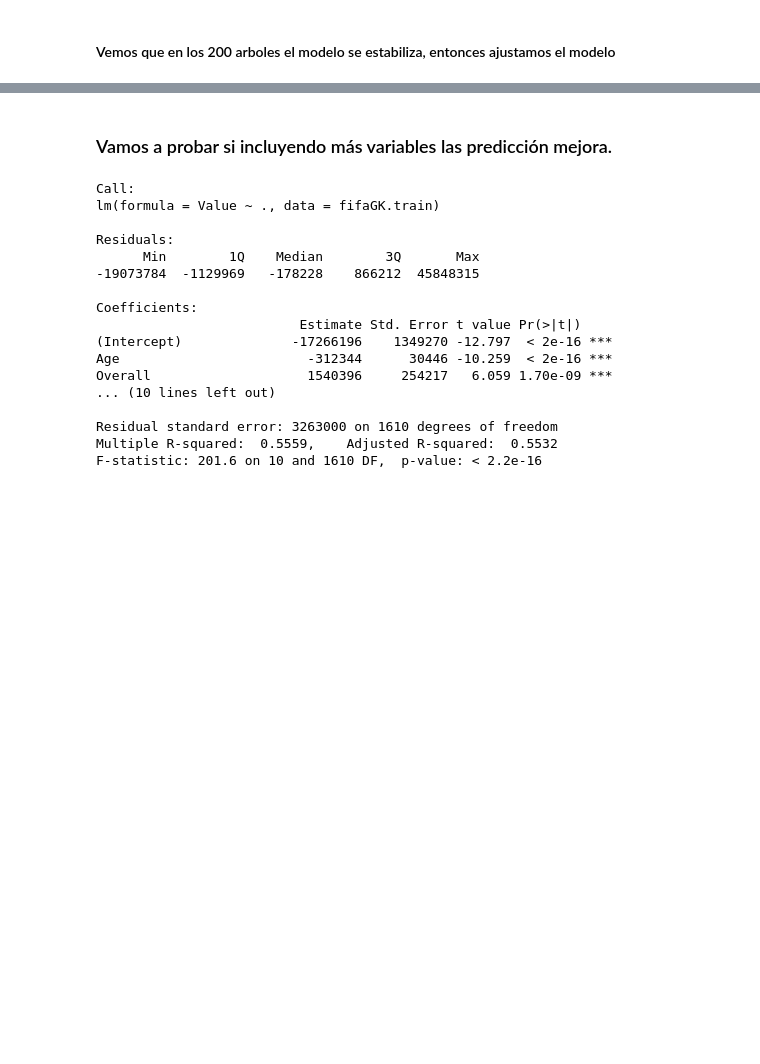
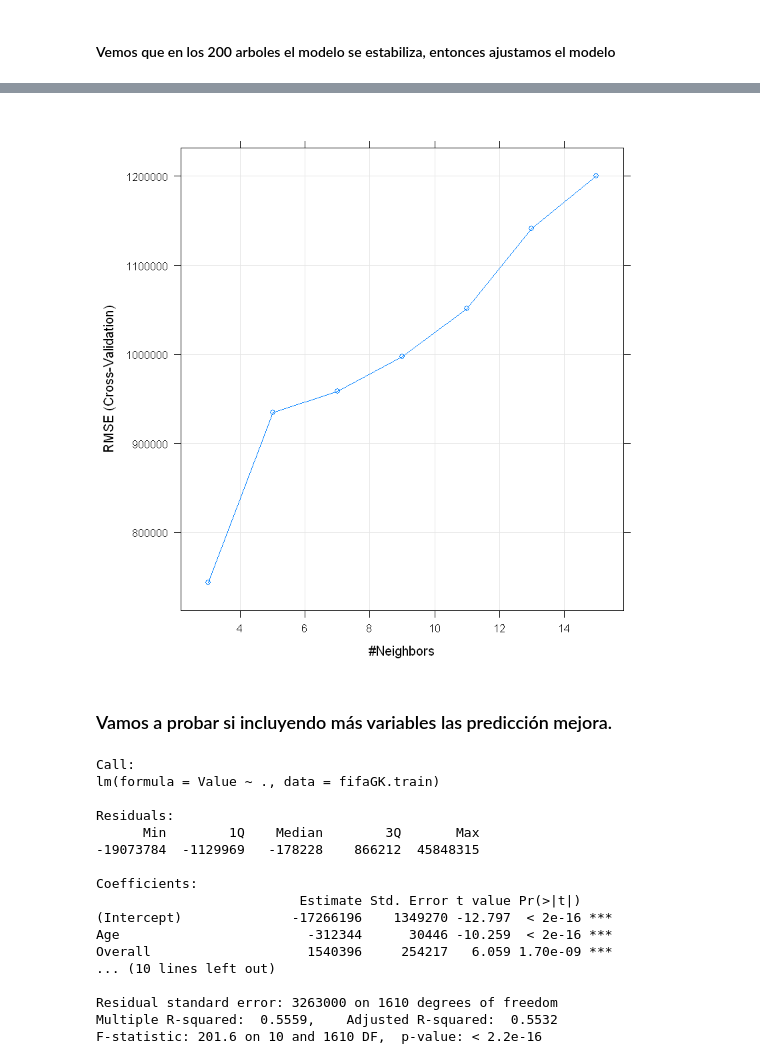
Before and after one commit to LauraRodriguezCanova/MachineLearning, a Jupyter notebook: tareaPruebas.ipynb, the cells around one changed output, grey strips where cells are left out. Drawn from its saved outputs; the diff is of its cells as text; code cells hidden in the pictures; blank space fills up the shorter version.

```diff
--- a/tareaPruebas.ipynb
+++ b/tareaPruebas.ipynb
@@ -745,6 +746,0 @@ fifaGK_randomForest_ajustado <- randomForest(Value ~ ., data = fifaGK.train, ntr
-# %%
-indexes <- createDataPartition(fifaGK$Value,times = 1,
-                               p = 0.8, # 80% para entrenar, 20% para evaluar
-                               list = FALSE)
-fifaGK.train <- fifaGK[indexes,]
-fifaGK.test <- fifaGK[-indexes,]
@@ -752,0 +772,14 @@ fifaGK.test <- fifaGK[-indexes,]
+# %%
+# Para la validación cruzada
+# Define el grid de parámetros a probar
+valores <- expand.grid(k = seq(3, 15, 2))
+# Define los detalles del método de validación cruzada o remuestreo a utilizar
+ajustes <- trainControl(method='cv',  # validación cruzada
+             number = 10)  # diez submuestras
+# Aplica el método seleccionando el valor óptimo de k
+fifaGK.knn <- train(Value ~ Age+Overall,
+      data = fifaGK,
+      method = 'knn',
+      tuneGrid = valores,
+      trControl = ajustes)
+fifaGK.knn
@@ -753,3 +804,7 @@ fifaGK.test <- fifaGK[-indexes,]
+# %%
+plot(fifaGK.knn)
+# %% [output]
+[figure, added]
 # %% [markdown]
 ### Vamos a probar si incluyendo más variables las predicción mejora.
 # %%
```
Also changed, not shown: parts of 15 cells of this notebook.
